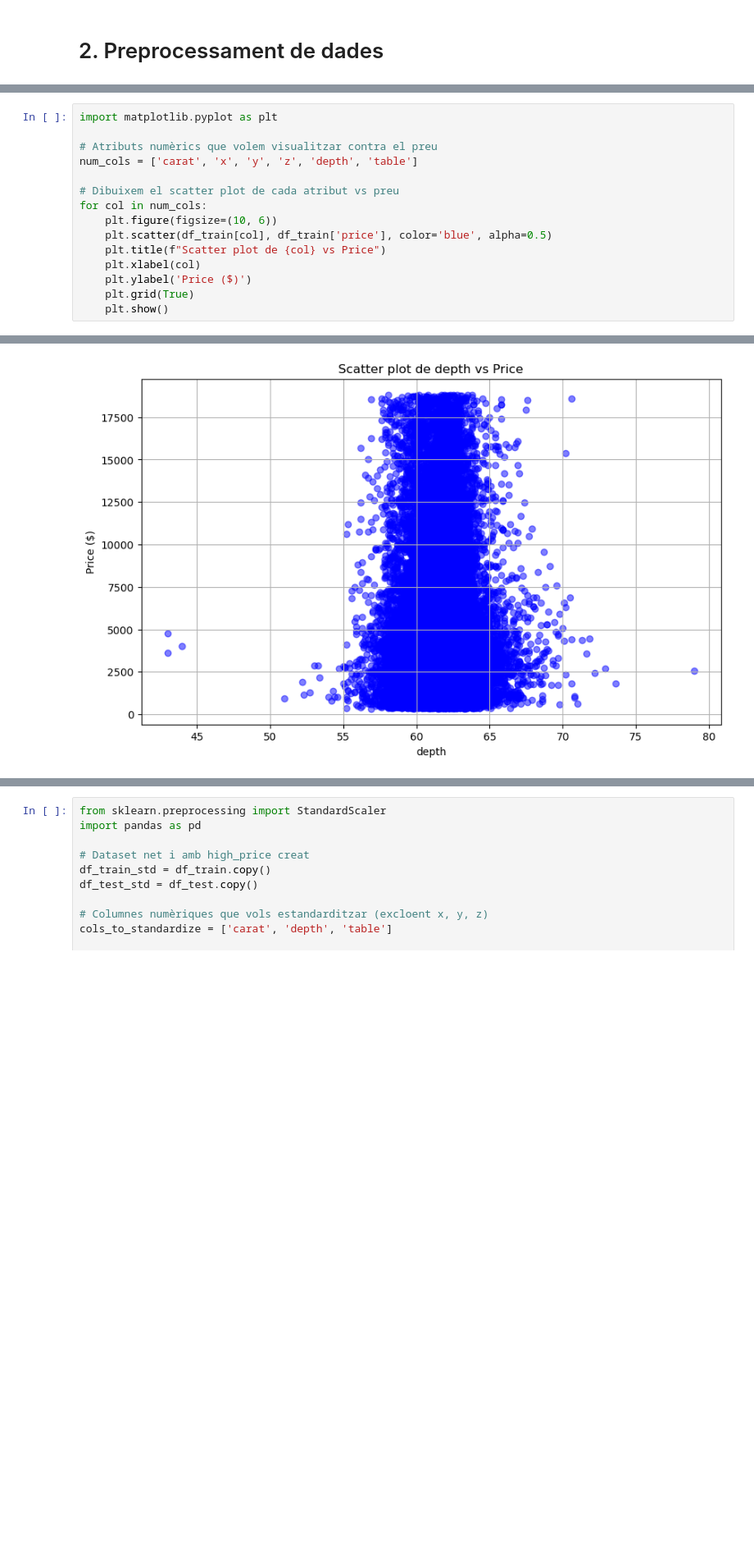
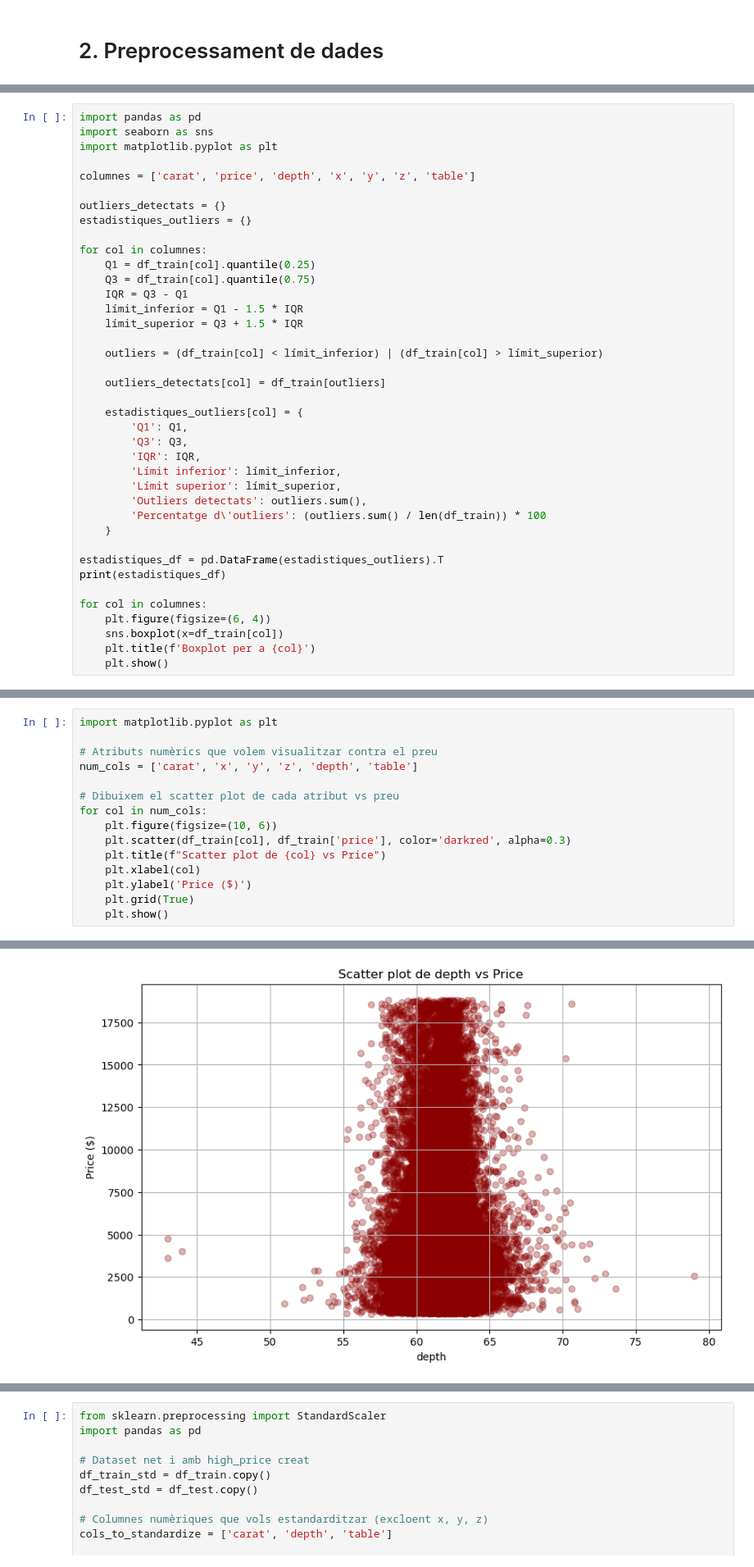
Before and after one commit to Douuniia22/AAMD_P1, a Jupyter notebook: practica.ipynb, the cells around one changed output, grey strips where cells are left out. Shown at 82% size. Drawn from its saved outputs; the diff is of its cells as text; blank space fills up the shorter version.

```diff
--- a/practica.ipynb
+++ b/practica.ipynb
@@ -81,0 +65,39 @@ plt.show()
+# %%
+import pandas as pd
+import seaborn as sns
+import matplotlib.pyplot as plt
+
+columnes = ['carat', 'price', 'depth', 'x', 'y', 'z', 'table']
+
+outliers_detectats = {}
+estadistiques_outliers = {}
+
+for col in columnes:
+    Q1 = df_train[col].quantile(0.25)
+    Q3 = df_train[col].quantile(0.75)
+    IQR = Q3 - Q1
+    límit_inferior = Q1 - 1.5 * IQR
+    límit_superior = Q3 + 1.5 * IQR
+
+    outliers = (df_train[col] < límit_inferior) | (df_train[col] > límit_superior)
+
+    outliers_detectats[col] = df_train[outliers]
+
+    estadistiques_outliers[col] = {
+        'Q1': Q1,
+        'Q3': Q3,
+        'IQR': IQR,
+        'Límit inferior': límit_inferior,
+        'Límit superior': límit_superior,
+        'Outliers detectats': outliers.sum(),
+        'Percentatge d\'outliers': (outliers.sum() / len(df_train)) * 100
+    }
+
+estadistiques_df = pd.DataFrame(estadistiques_outliers).T
+print(estadistiques_df)
+
+for col in columnes:
+    plt.figure(figsize=(6, 4))
+    sns.boxplot(x=df_train[col])
+    plt.title(f'Boxplot per a {col}')
+    plt.show()
@@ -88,7 +145,7 @@ num_cols = ['carat', 'x', 'y', 'z', 'depth', 'table']
 # Dibuixem el scatter plot de cada atribut vs preu
 for col in num_cols:
     plt.figure(figsize=(10, 6))
-    plt.scatter(df_train[col], df_train['price'], color='blue', alpha=0.5)
+    plt.scatter(df_train[col], df_train['price'], color='darkred', alpha=0.3)
     plt.title(f"Scatter plot de {col} vs Price")
     plt.xlabel(col)
     plt.ylabel('Price ($)')
@@ -102 +159 @@ for col in num_cols:
-[figure, old version]
+[figure, new version]
```
Also changed, not shown: parts of 36 cells of this notebook.
